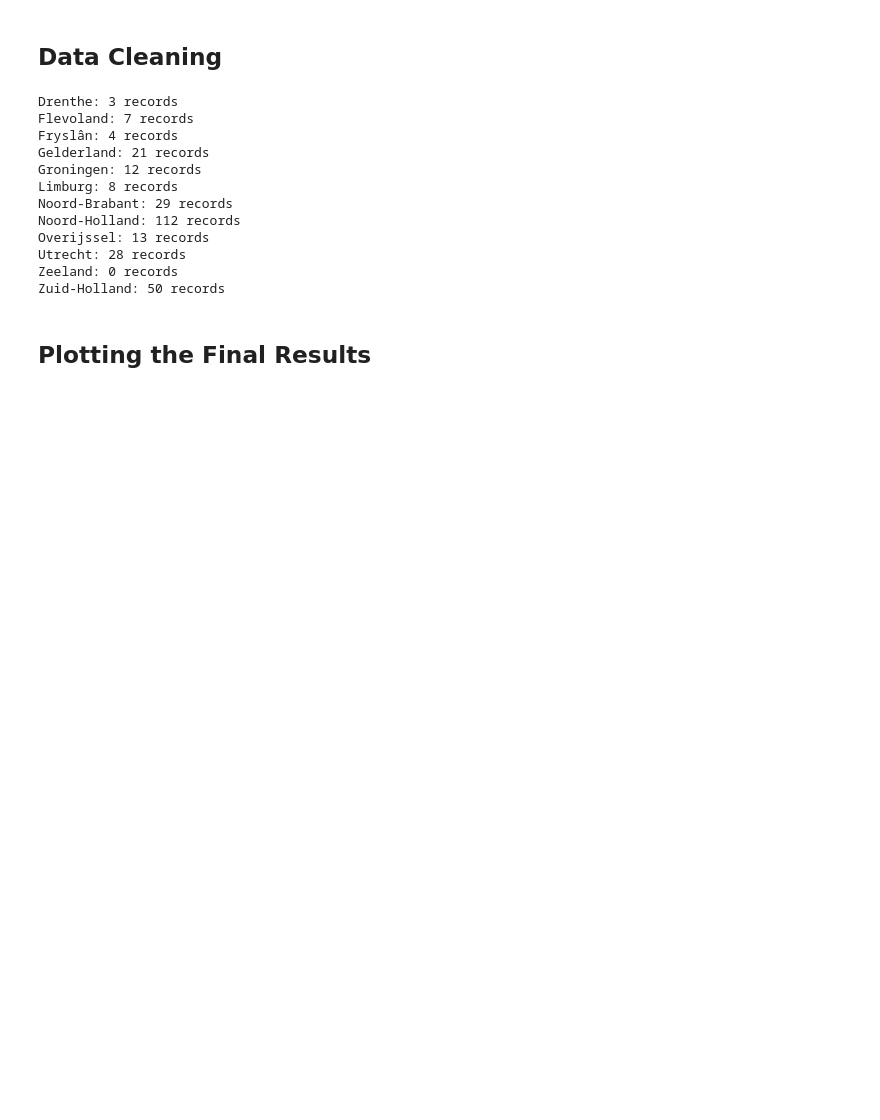
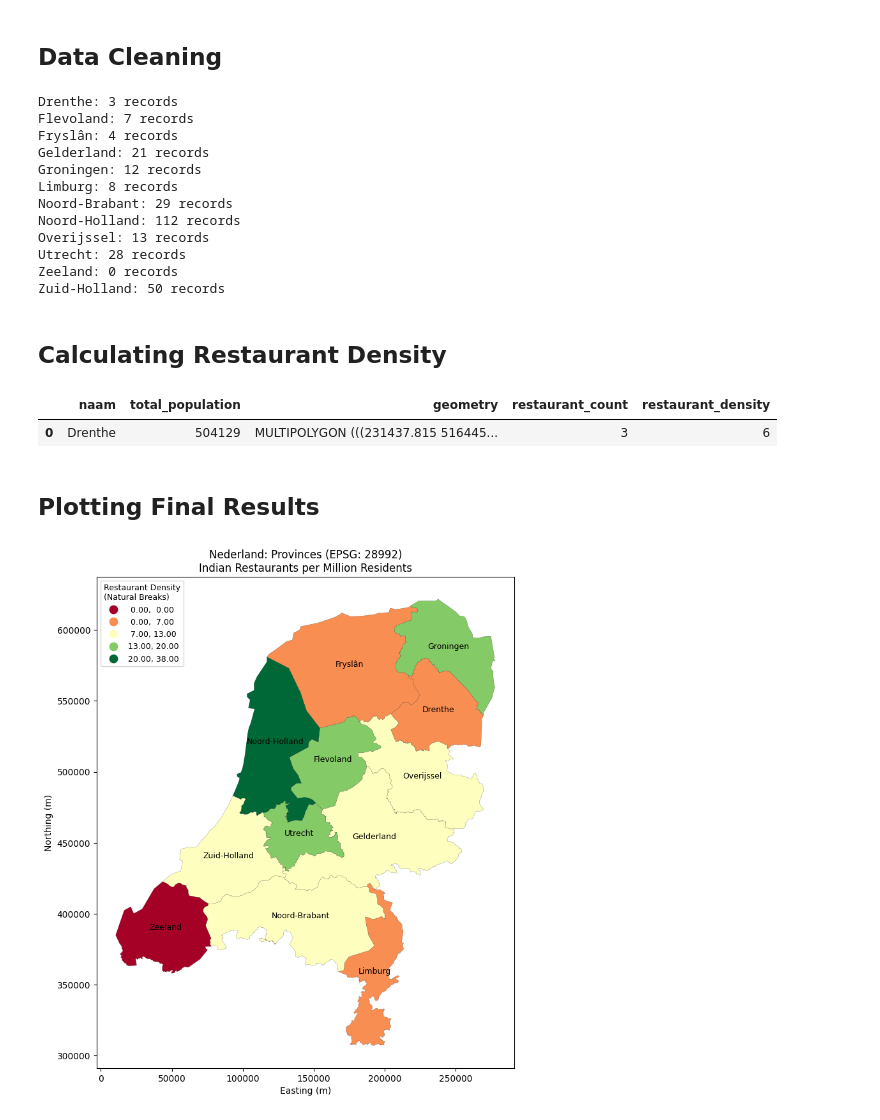
Before and after one commit to armaanFarooqui/dev-experiments, a Jupyter notebook: vectors/choropleth_maps/indian_restaurants.ipynb, the cells around one changed output. Saved outputs shown, nothing was run; the diff lists cells and outputs as text; code cells hidden in the pictures; blank space fills up the shorter version.

Commit message:
added plots in indian_restaurants notebook

```diff
--- a/vectors/choropleth_maps/indian_restaurants.ipynb
+++ b/vectors/choropleth_maps/indian_restaurants.ipynb
@@ -21,7 +23,7 @@ fiona.listlayers(f'{data_folder}/nederland_admin_areas.gpkg')
 # %% [output]
 ['cities', 'country', 'provinces']
 # %%
-provinces = gpd.read_file(f'{data_folder}/nederland_admin_areas.gpkg', layer='provinces')
+provinces = gpd.read_file(f'{data_folder}/nederland_fixed.gpkg', layer='provinces')
 provinces.shape
 # %% [output]
 (12, 6)
@@ -185,4 +187,44 @@ Utrecht: 28 records
 Zeeland: 0 records
 Zuid-Holland: 50 records
 # %% [markdown]
-## Plotting the Final Results
+## Calculating Restaurant Density
+# %%
+pop_stats['restaurant_count'] = pop_stats['naam'].map(restaurant_counts)
+pop_stats['restaurant_density'] = np.round(((pop_stats['restaurant_count'] / pop_stats['total_population']) * 10**6)).astype(int)
+
+pop_stats.head(1)
+# %% [output]
+|  | naam | total_population | geometry | restaurant_count | restaurant_density |
+| 0 | Drenthe | 504129 | MULTIPOLYGON (((231437.815 516445... | 3 | 6 |
+# %% [markdown]
+## Plotting Final Results
+# %%
+fig, ax = plt.subplots(figsize=(10,10))
+pop_stats.plot(
+    ax=ax,
+    column='restaurant_density',
+    cmap='RdYlGn',
+    scheme='naturalbreaks',
+    k=5,
+    edgecolor='black',
+    linewidth=0.125,
+    legend=True,
+    legend_kwds={
+        'loc': 'upper left',
+        'title': 'Restaurant Density\n(Natural Breaks)',
+        'fontsize': 9,
+        'title_fontsize': 9,
+    }
+)
+
+for row in pop_stats.itertuples():
+    x, y = row.geometry.centroid.x, row.geometry.centroid.y,
+    ax.annotate(xy=(x,y), text=row.naam, ha='center', fontsize=9)
+
+ax.set_title('Nederland: Provinces (EPSG: 28992)\nIndian Restaurants per Million Residents')
+ax.set_xlabel('Easting (m)')
+ax.set_ylabel('Northing (m)')
+
+plt.show()
+# %% [output]
+[figure, added]
```
Also changed, not shown: parts of 3 cells of this notebook.
